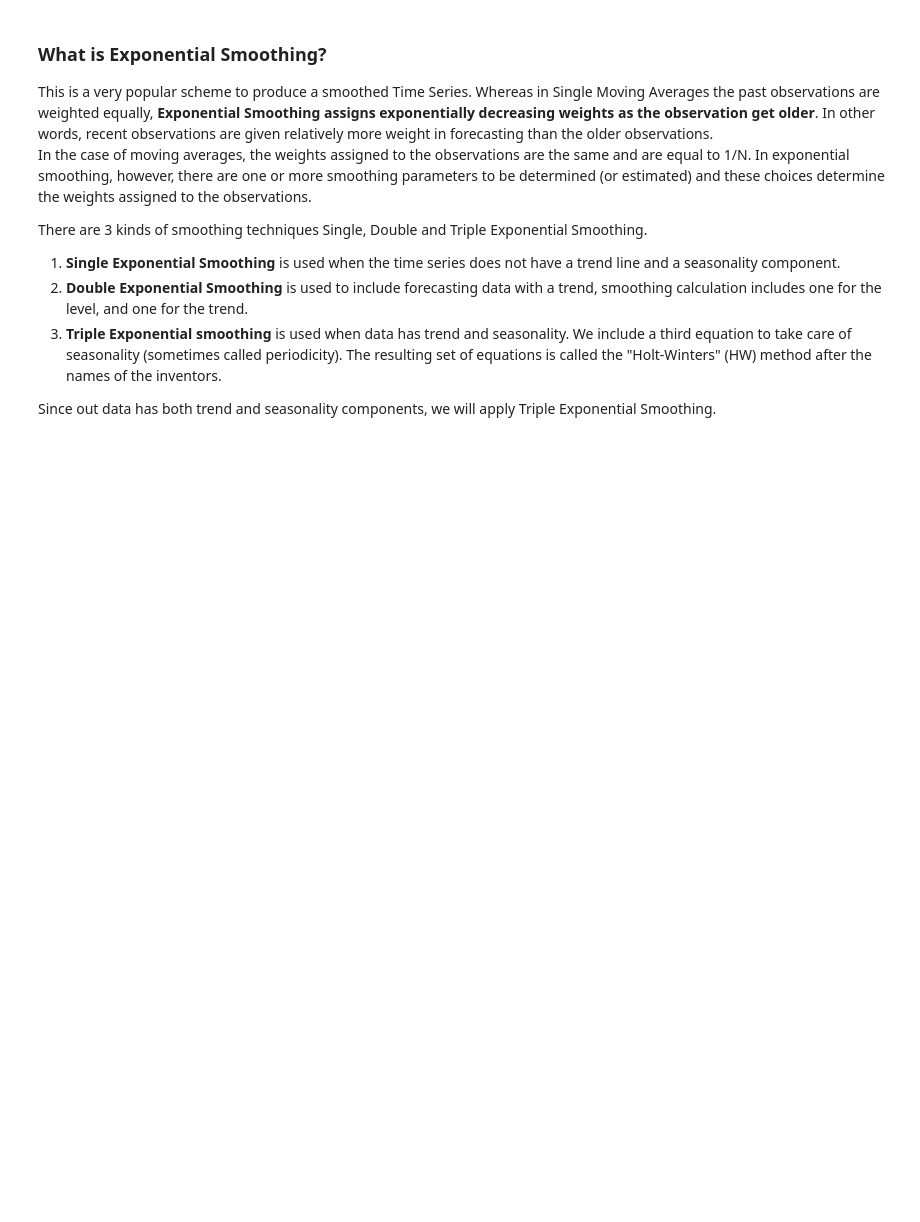
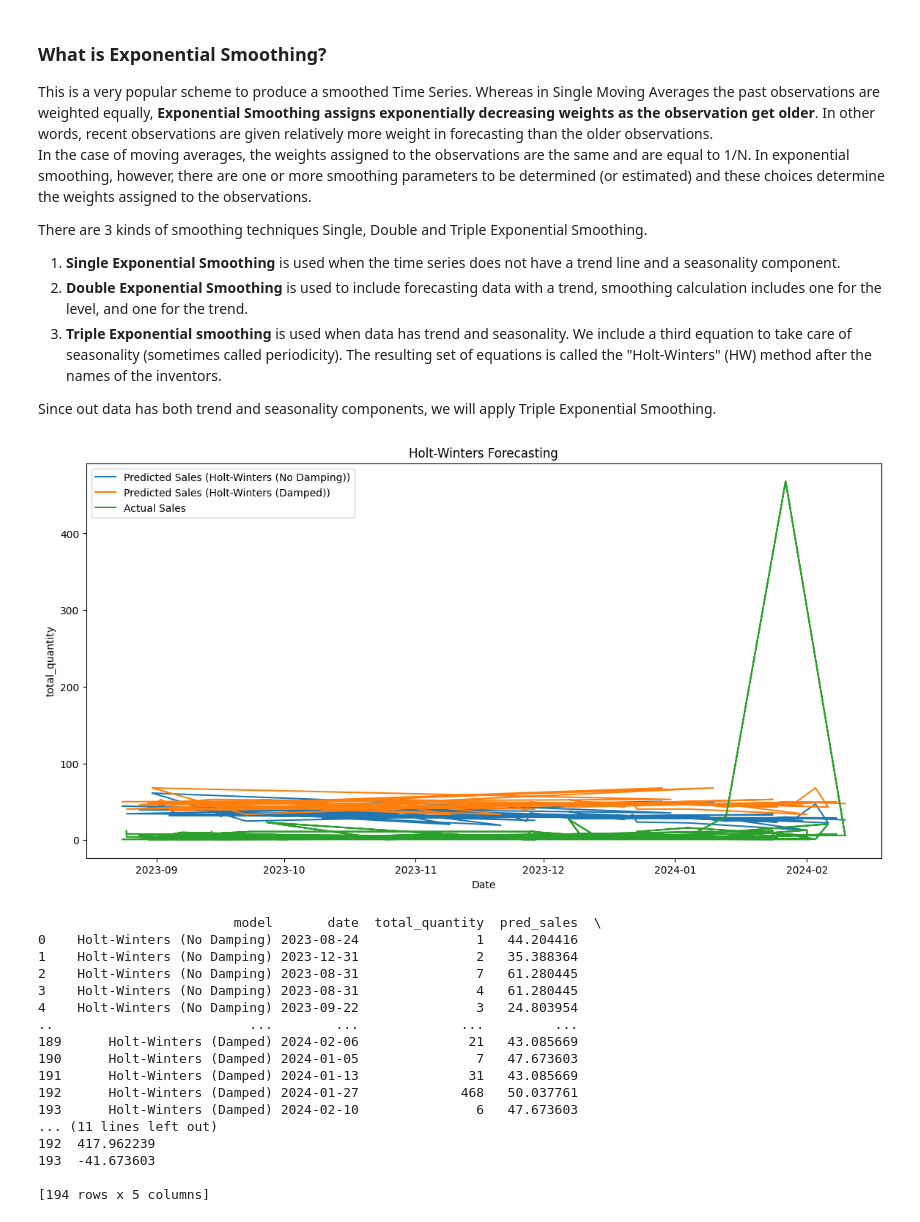
Before and after one commit to PGPradhan/Sales-Forecasting, a Jupyter notebook: Sales_Forcasting_Methods.ipynb, the cells around one changed output. Cells and saved outputs as stored; diff of their text form; code cells hidden in the pictures; blank space fills up the shorter version.

```diff
--- a/Sales_Forcasting_Methods.ipynb
+++ b/Sales_Forcasting_Methods.ipynb
@@ -706,3 +722,74 @@ There are 3 kinds of smoothing techniques Single, Double and Triple Exponential
 3. <b>Triple Exponential smoothing</b> is used when data has trend and seasonality. We include a third equation to take care of seasonality (sometimes called periodicity). The resulting set of equations is called the "Holt-Winters" (HW) method after the names of the inventors.
 
 Since out data has both trend and seasonality components, we will apply Triple Exponential Smoothing.
+# %%
+import pandas as pd
+from statsmodels.tsa.holtwinters import ExponentialSmoothing
+import matplotlib.pyplot as plt
+
+# Assuming train_df and test_df are your training and test DataFrames
+hw_train_df = train_df1[['date', 'total_quantity']].set_index('date')
+hw_test_df = test_df1[['date', 'total_quantity']].set_index('date')
+
+# Apply Triple Exponential Smoothing
+hw_model_1 = ExponentialSmoothing(hw_train_df, trend='add', seasonal='add', seasonal_periods=12, use_boxcox=False)
+hw_fit_1 = hw_model_1.fit(remove_bias=False)
+pred_fit_1 = pd.Series(hw_fit_1.predict(start=hw_test_df.index[0], end=hw_test_df.index[-1]),
+                       name='pred_sales').reset_index()
+
+hw_model_2 = ExponentialSmoothing(hw_train_df, trend='add', seasonal='add', seasonal_periods=12, damped=True, use_boxcox=False)
+hw_fit_2 = hw_model_2.fit(remove_bias=False)
+pred_fit_2 = pd.Series(hw_fit_2.predict(start=hw_test_df.index[0], end=hw_test_df.index[-1]),
+                       name='pred_sales').reset_index()
+
+# Merge predictions and actual sales into one DataFrame
+errors_df_hw1 = pd.merge(test_df1, pred_fit_1, left_on='date', right_on='index')
+errors_df_hw1 = errors_df_hw1[['date', 'total_quantity', 'pred_sales']]
+errors_df_hw1['errors'] = errors_df_hw1['total_quantity'] - errors_df_hw1['pred_sales']
+errors_df_hw1.insert(0, 'model', 'Holt-Winters (No Damping)')
+
+errors_df_hw2 = pd.merge(test_df1, pred_fit_2, left_on='date', right_on='index')
+errors_df_hw2 = errors_df_hw2[['date', 'total_quantity', 'pred_sales']]
+errors_df_hw2['errors'] = errors_df_hw2['total_quantity'] - errors_df_hw2['pred_sales']
+errors_df_hw2.insert(0, 'model', 'Holt-Winters (Damped)')
+
+# Evaluate the predictions
+result_df_hw = pd.concat([errors_df_hw1, errors_df_hw2])
+result_df_hw.reset_index(drop=True, inplace=True)
+
+# Plot the forecasts
+plt.figure(figsize=(14, 7))
+for model in result_df_hw['model'].unique():
+    model_data = result_df_hw[result_df_hw['model'] == model]
+    dates = model_data['date']
+    pred_sales = model_data['pred_sales']
+    plt.plot(dates, pred_sales, label=f'Predicted Sales ({model})')
+
+plt.plot(result_df_hw['date'], result_df_hw['total_quantity'], label='Actual Sales')
+plt.legend()
+plt.title('Holt-Winters Forecasting')
+plt.xlabel('Date')
+plt.ylabel('total_quantity')
+plt.show()
+
+# Display the evaluation results
+print(result_df_hw)
+# %% [output]
+[figure, added]
+                         model       date  total_quantity  pred_sales  \
+0    Holt-Winters (No Damping) 2023-08-24               1   44.204416
+1    Holt-Winters (No Damping) 2023-12-31               2   35.388364
+2    Holt-Winters (No Damping) 2023-08-31               7   61.280445
+3    Holt-Winters (No Damping) 2023-08-31               4   61.280445
+4    Holt-Winters (No Damping) 2023-09-22               3   24.803954
+..                         ...        ...             ...         ...
+189      Holt-Winters (Damped) 2024-02-06              21   43.085669
+190      Holt-Winters (Damped) 2024-01-05               7   47.673603
+191      Holt-Winters (Damped) 2024-01-13              31   43.085669
+192      Holt-Winters (Damped) 2024-01-27             468   50.037761
+193      Holt-Winters (Damped) 2024-02-10               6   47.673603
+... (11 lines left out)
+192  417.962239
+193  -41.673603
+
+[194 rows x 5 columns]
```
Also changed, not shown: parts of 35 cells of this notebook.
